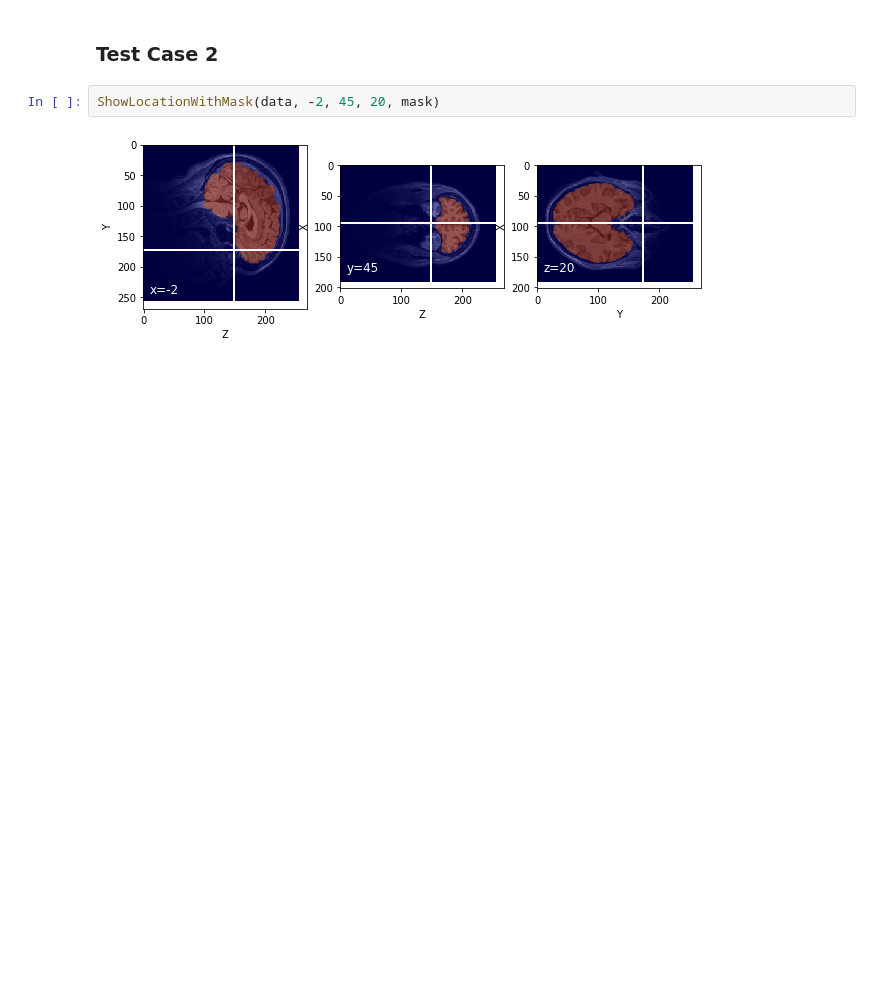
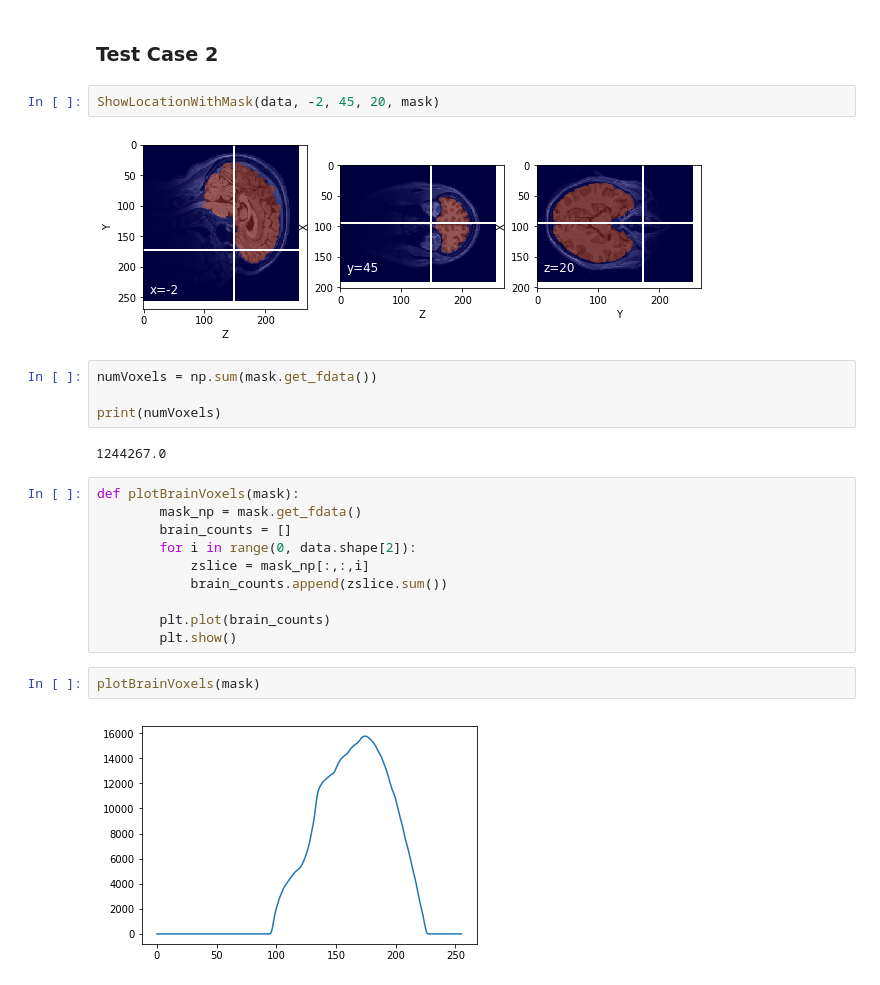
Before and after one commit to sapols/bai-book, a Jupyter notebook: content/labs/lab-image/index.ipynb, the cells around one changed output. Drawn from its saved outputs; the diff is of its cells as text; blank space fills up the shorter version.

```diff
--- a/content/labs/lab-image/index.ipynb
+++ b/content/labs/lab-image/index.ipynb
@@ -282,3 +284,23 @@ ShowLocationWithMask(data, 0, 0, 0, mask)
 ShowLocationWithMask(data, -2, 45, 20, mask)
 # %% [output]
 [figure]
+# %%
+numVoxels = np.sum(mask.get_fdata())
+
+print(numVoxels)
+# %% [output]
+1244267.0
+# %%
+def plotBrainVoxels(mask):
+        mask_np = mask.get_fdata()
+        brain_counts = []
+        for i in range(0, data.shape[2]):
+            zslice = mask_np[:,:,i]
+            brain_counts.append(zslice.sum())
+
+        plt.plot(brain_counts)
+        plt.show()
+# %%
+plotBrainVoxels(mask)
+# %% [output]
+[figure, added]
```
Also changed, not shown: parts of 6 cells of this notebook.
